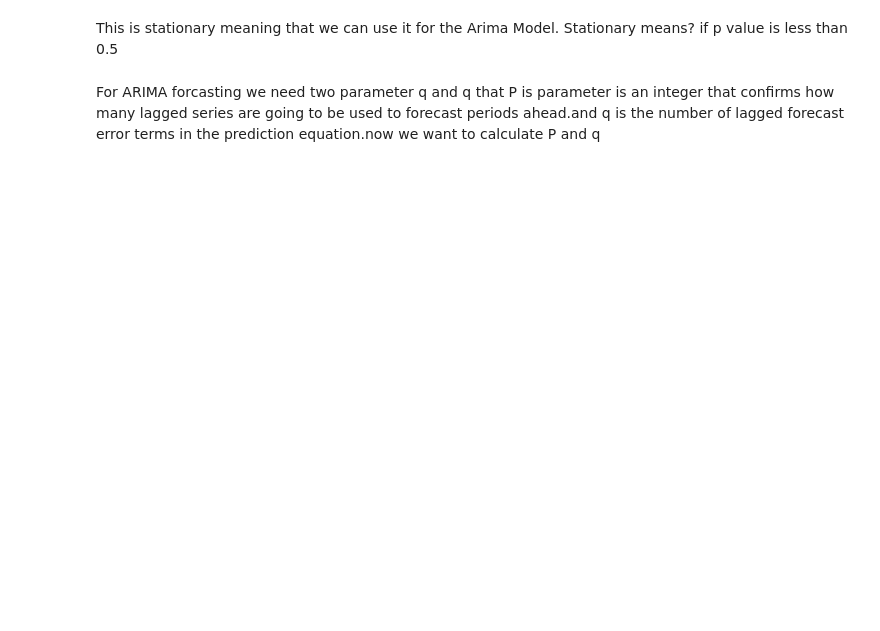
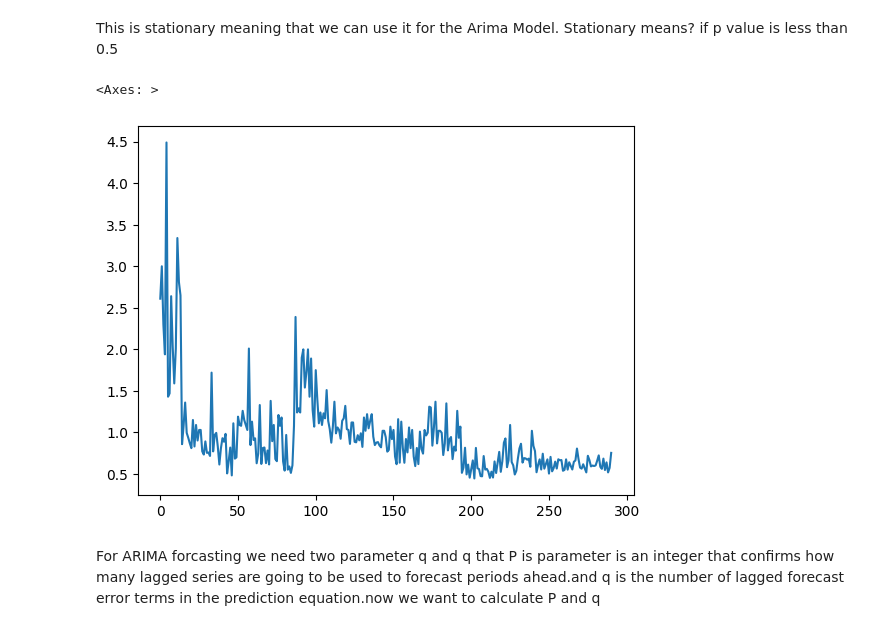
Before and after one commit to Narges1244/egg-price-predictor-with-ARIMA, a Jupyter notebook: Egcellent/Nargesfile.ipynb, the cells around one changed output. Drawn from its saved outputs; the diff is of its cells as text; code cells hidden in the pictures; blank space fills up the shorter version.

```diff
--- a/Egcellent/Nargesfile.ipynb
+++ b/Egcellent/Nargesfile.ipynb
@@ -395,7 +446,10 @@ else:
 This is stationary meaning that we can use it for the Arima Model. Stationary means? if p value is less than 0.5
 # %%
 #Now checking data is stationary or not using graphs.
-df['price'].plot()
+df3['price'].plot()
+# %% [output]
+<Axes: >
+[figure, added]
 # %% [markdown]
 For ARIMA forcasting we need two parameter q and q that P is  parameter is an integer that confirms how many lagged series are going to be used to forecast periods ahead.and q is the number of lagged forecast error terms in the prediction equation.now we want to calculate P and q
 # %%
```
Also changed, not shown: parts of 34 cells of this notebook.
